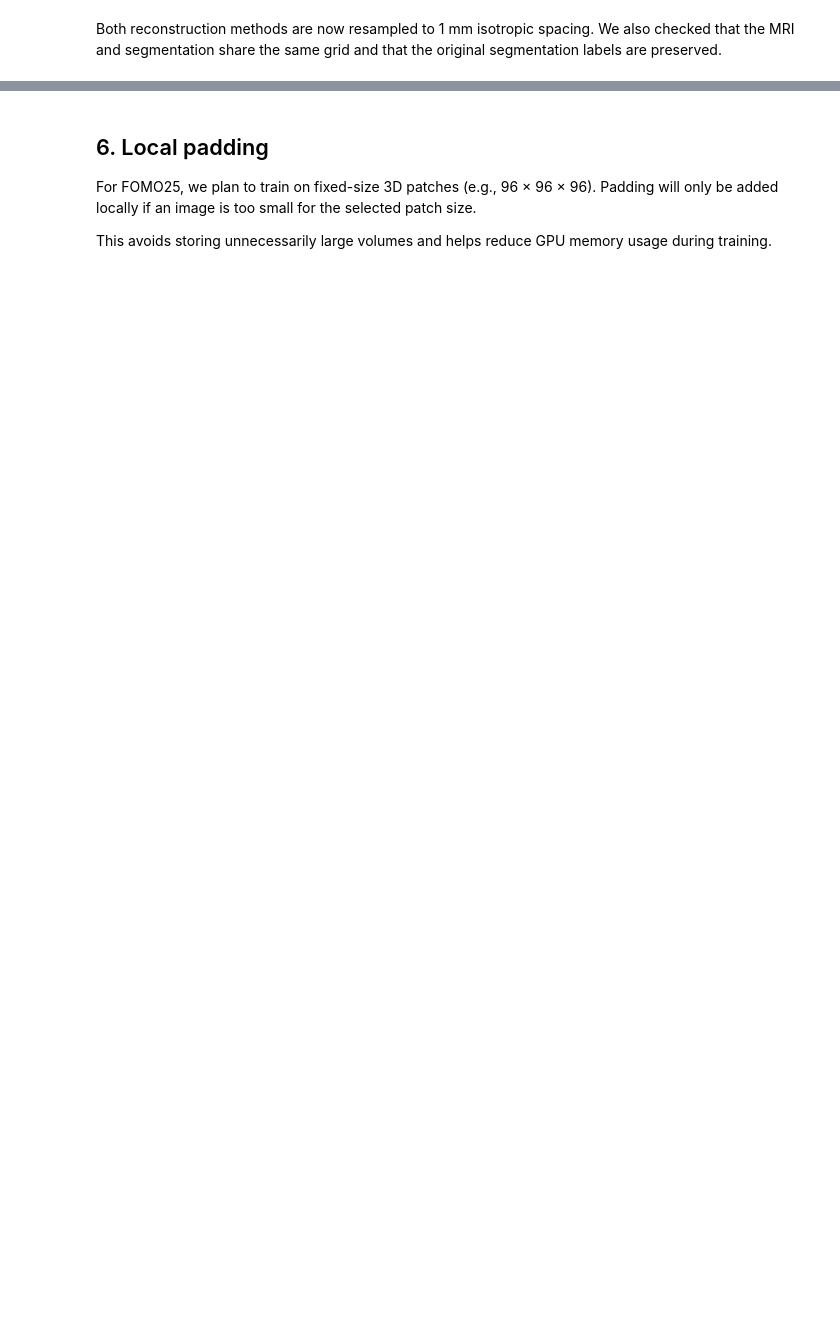
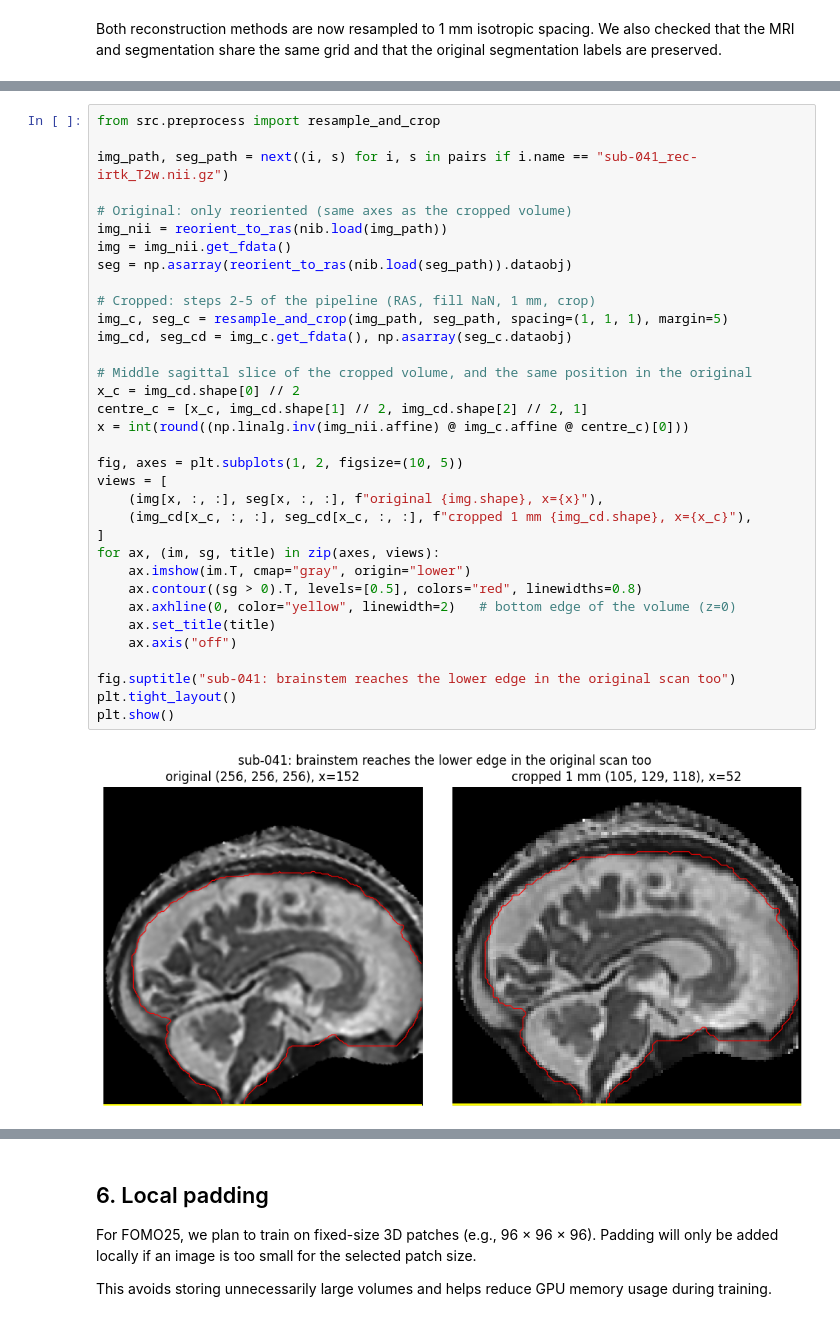
Before and after one commit to Yasmine-bou/-brain-mri-foundation-models, a Jupyter notebook: notebooks/03_preprocess_feta.ipynb, the cells around one changed output, grey strips where cells are left out. Cells and saved outputs as stored; diff of their text form; blank space fills up the shorter version.

Commit message:
updated feta and bobs preprocessing. (saving, 1mm resolution, cropping)

```diff
--- a/notebooks/03_preprocess_feta.ipynb
+++ b/notebooks/03_preprocess_feta.ipynb
@@ -190,0 +225,36 @@ Cropping reduces the image size while keeping the MRI and segmentation on the sa
+# %%
+from src.preprocess import resample_and_crop
+
+img_path, seg_path = next((i, s) for i, s in pairs if i.name == "sub-041_rec-irtk_T2w.nii.gz")
+
+# Original: only reoriented (same axes as the cropped volume)
+img_nii = reorient_to_ras(nib.load(img_path))
+img = img_nii.get_fdata()
+seg = np.asarray(reorient_to_ras(nib.load(seg_path)).dataobj)
+
+# Cropped: steps 2-5 of the pipeline (RAS, fill NaN, 1 mm, crop)
+img_c, seg_c = resample_and_crop(img_path, seg_path, spacing=(1, 1, 1), margin=5)
+img_cd, seg_cd = img_c.get_fdata(), np.asarray(seg_c.dataobj)
+
+# Middle sagittal slice of the cropped volume, and the same position in the original
+x_c = img_cd.shape[0] // 2
+centre_c = [x_c, img_cd.shape[1] // 2, img_cd.shape[2] // 2, 1]
+x = int(round((np.linalg.inv(img_nii.affine) @ img_c.affine @ centre_c)[0]))
+
+fig, axes = plt.subplots(1, 2, figsize=(10, 5))
+views = [
+    (img[x, :, :], seg[x, :, :], f"original {img.shape}, x={x}"),
+    (img_cd[x_c, :, :], seg_cd[x_c, :, :], f"cropped 1 mm {img_cd.shape}, x={x_c}"),
+]
+for ax, (im, sg, title) in zip(axes, views):
+    ax.imshow(im.T, cmap="gray", origin="lower")
+    ax.contour((sg > 0).T, levels=[0.5], colors="red", linewidths=0.8)
+    ax.axhline(0, color="yellow", linewidth=2)   # bottom edge of the volume (z=0)
+    ax.set_title(title)
+    ax.axis("off")
+
+fig.suptitle("sub-041: brainstem reaches the lower edge in the original scan too")
+plt.tight_layout()
+plt.show()
+# %% [output]
+[figure, added]
```
Also changed, not shown: parts of 16 cells of this notebook, 4 other files.
